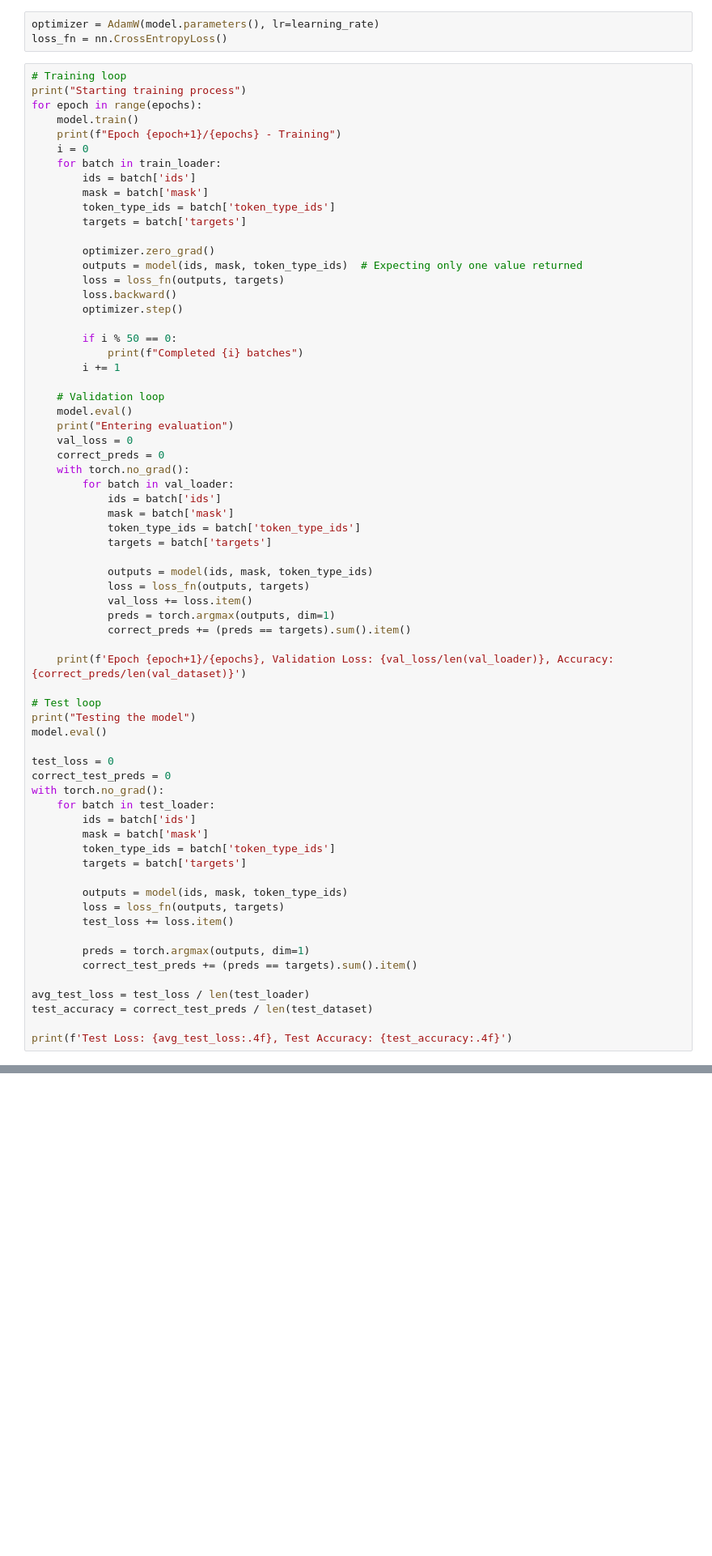
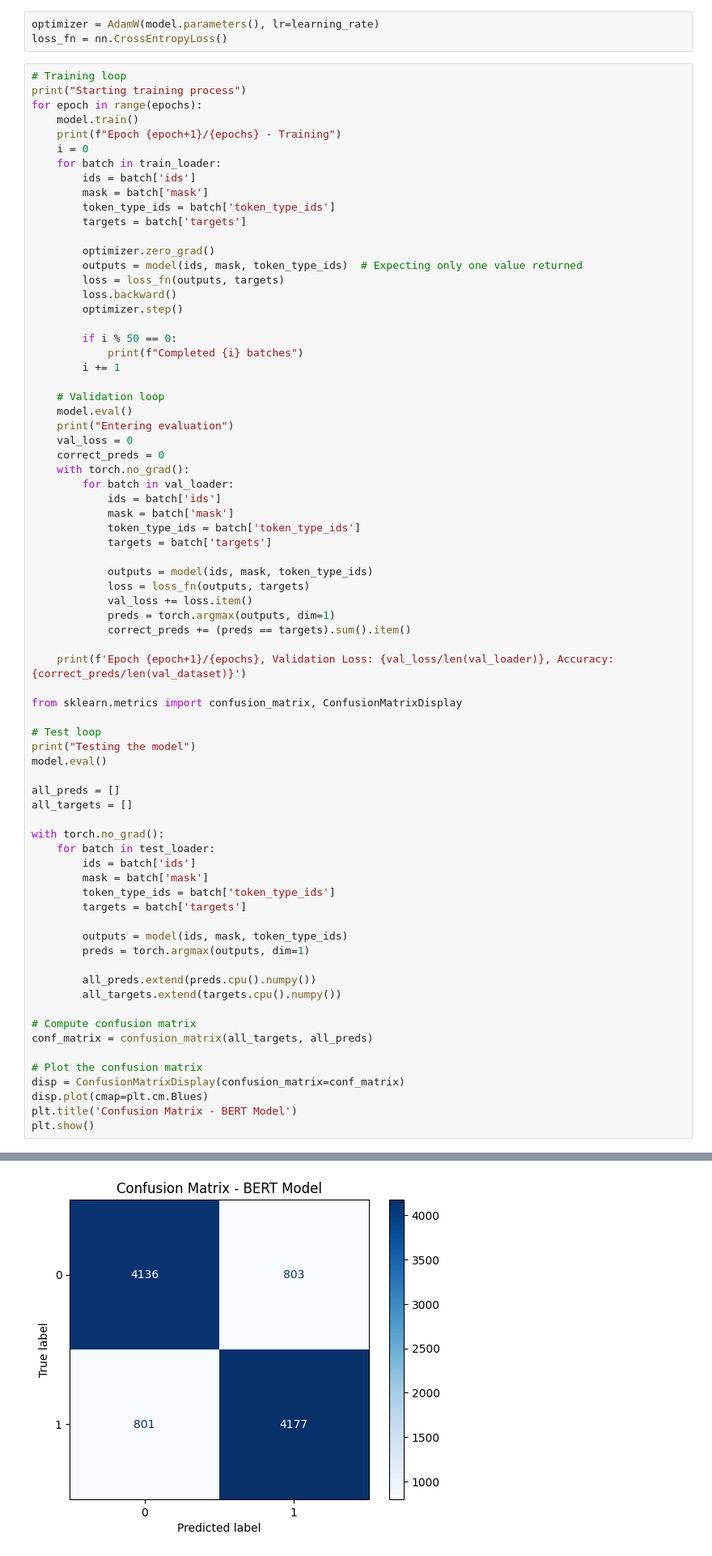
Before and after one commit to igorz999/Sentiment-analysis, a Jupyter notebook: bert.ipynb, the cells around one changed output, grey strips where cells are left out. Shown: that part at 81% size. Drawn from its saved outputs; the diff is of its cells as text; blank space fills up the shorter version.

Commit message:
confusion matrix

```diff
--- a/bert.ipynb
+++ b/bert.ipynb
@@ -218,12 +218,15 @@ for epoch in range(epochs):
 
     print(f'Epoch {epoch+1}/{epochs}, Validation Loss: {val_loss/len(val_loader)}, Accuracy: {correct_preds/len(val_dataset)}')
 
+from sklearn.metrics import confusion_matrix, ConfusionMatrixDisplay
+
 # Test loop
 print("Testing the model")
 model.eval()
 
-test_loss = 0
-correct_test_preds = 0
+all_preds = []
+all_targets = []
+
 with torch.no_grad():
     for batch in test_loader:
         ids = batch['ids']
@@ -232,16 +235,19 @@ with torch.no_grad():
         targets = batch['targets']
 
         outputs = model(ids, mask, token_type_ids)
-        loss = loss_fn(outputs, targets)
-        test_loss += loss.item()
+        preds = torch.argmax(outputs, dim=1)
 
-        preds = torch.argmax(outputs, dim=1)
-        correct_test_preds += (preds == targets).sum().item()
+        all_preds.extend(preds.cpu().numpy())
+        all_targets.extend(targets.cpu().numpy())
 
-avg_test_loss = test_loss / len(test_loader)
-test_accuracy = correct_test_preds / len(test_dataset)
+# Compute confusion matrix
+conf_matrix = confusion_matrix(all_targets, all_preds)
 
-print(f'Test Loss: {avg_test_loss:.4f}, Test Accuracy: {test_accuracy:.4f}')
+# Plot the confusion matrix
+disp = ConfusionMatrixDisplay(confusion_matrix=conf_matrix)
+disp.plot(cmap=plt.cm.Blues)
+plt.title('Confusion Matrix - BERT Model')
+plt.show()
 # %% [output]
 Starting training process
 Epoch 1/3 - Training
@@ -262,0 +269 @@ Test Loss: 0.5041, Test Accuracy: 0.8380
+[figure, added]
```
Also changed, not shown: parts of 2 cells of this notebook.
